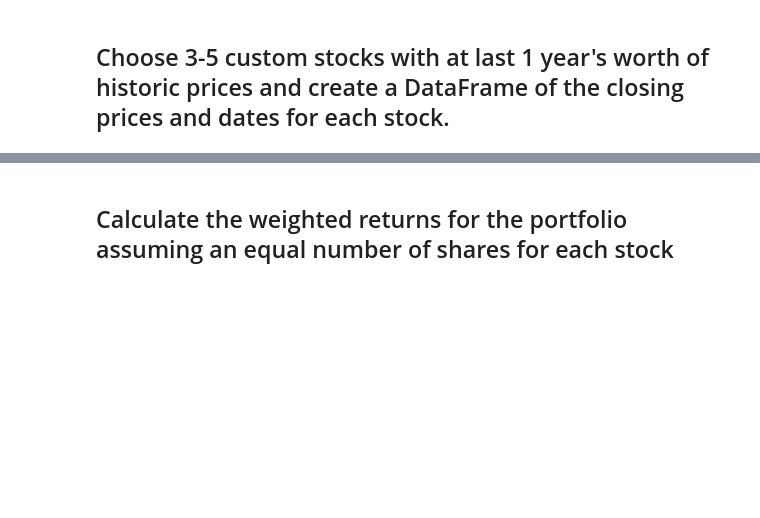
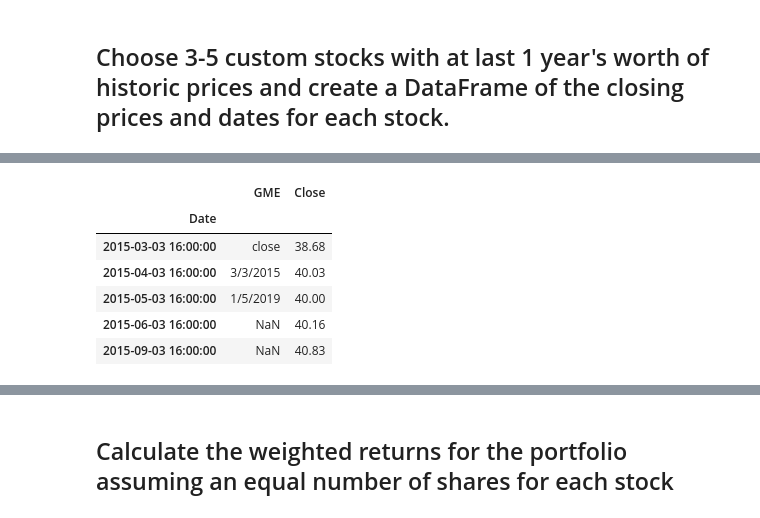
Before and after one commit to malrepos/Assignment---Module-04, a Jupyter notebook: whale_analysis.ipynb, the cells around one changed output, grey strips where cells are left out. Cells and saved outputs as stored; diff of their text form; code cells hidden in the pictures; blank space fills up the shorter version.

```diff
--- a/whale_analysis.ipynb
+++ b/whale_analysis.ipynb
@@ -616,0 +641,16 @@ In this section, you will build your own portfolio of stocks, calculate the retu
+# %%
+# Reading data from 2nd stock
+
+gme_path = Path("Resources/gme_historical.csv")
+
+gme_df = pd.read_csv(gme_path, index_col='Date', parse_dates=True, infer_datetime_format=True)
+
+gme_df.head()
+# %% [output]
+|  | GME | Close |
+| Date |  |  |
+| 2015-03-03 16:00:00 | close | 38.68 |
+| 2015-04-03 16:00:00 | 3/3/2015 | 40.03 |
+| 2015-05-03 16:00:00 | 1/5/2019 | 40.00 |
+| 2015-06-03 16:00:00 | NaN | 40.16 |
+| 2015-09-03 16:00:00 | NaN | 40.83 |
```
Also changed, not shown: parts of 8 cells of this notebook, 3 other files.
